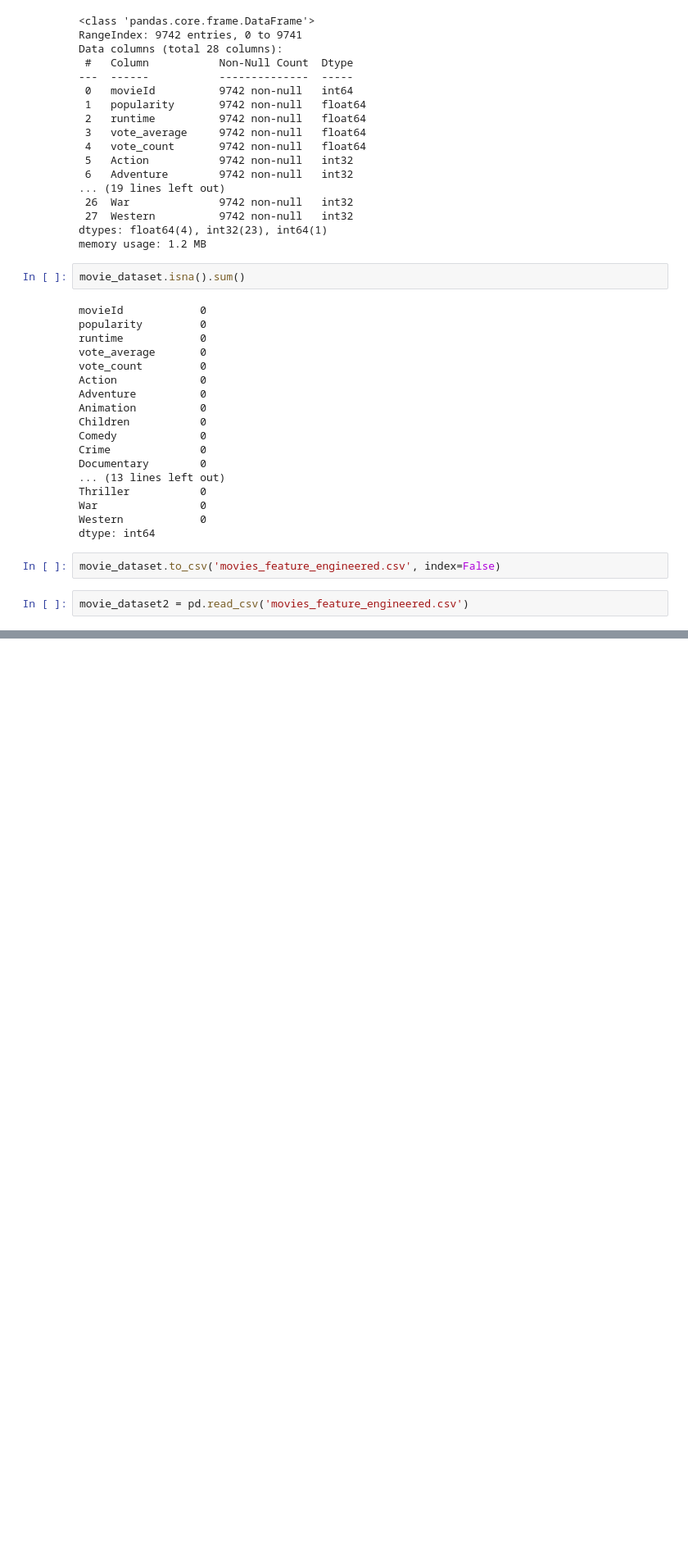
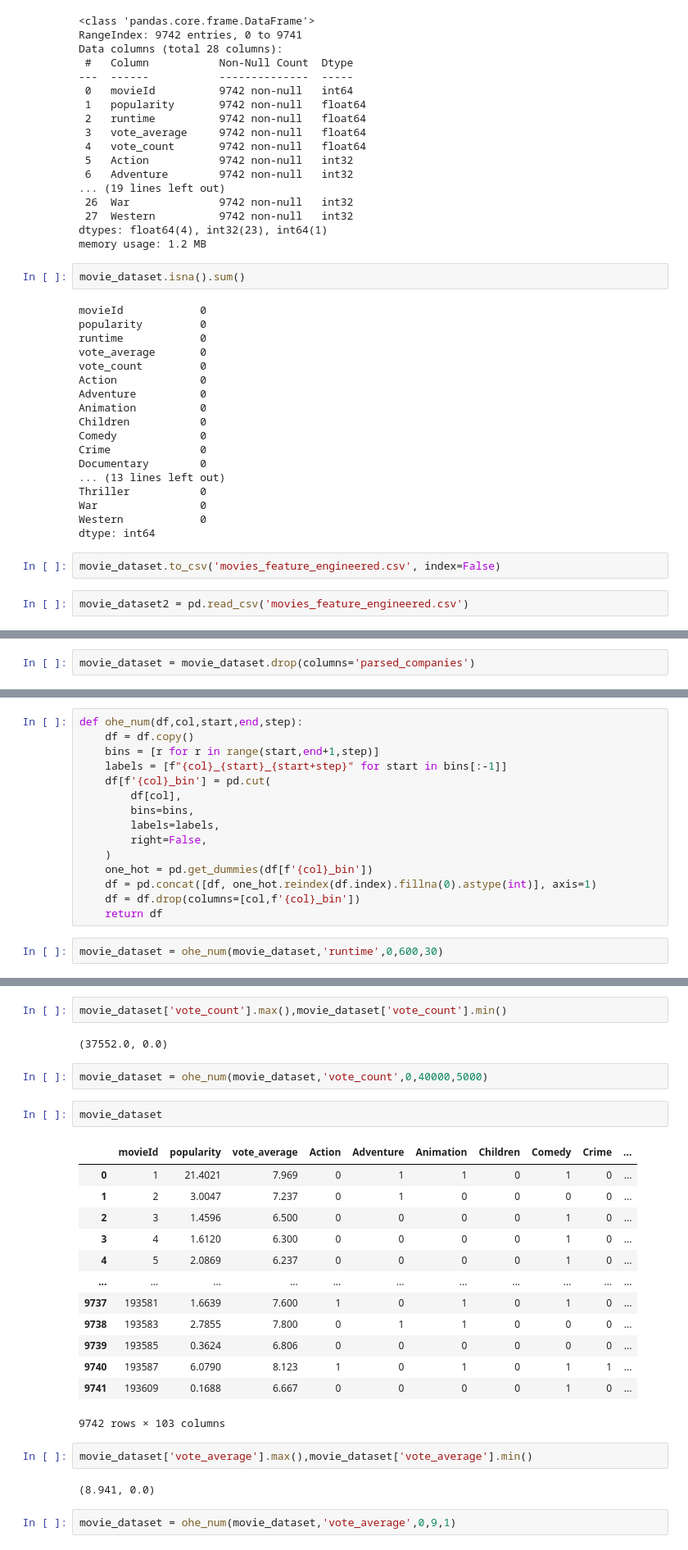
Before and after one commit to 3lis0/Movies-Recommendation-System, a Jupyter notebook: NoteBooks/model_experiments_2.ipynb, the cells around one changed output, grey strips where cells are left out. Shown at 82% size. Cells and saved outputs as stored; diff of their text form; blank space fills up the shorter version.

```diff
--- a/NoteBooks/model_experiments_2.ipynb
+++ b/NoteBooks/model_experiments_2.ipynb
@@ -387,0 +592,2 @@ True
+# %%
+movie_dataset = movie_dataset.drop(columns='parsed_companies')
@@ -387,0 +629,17 @@ True
+# %%
+def ohe_num(df,col,start,end,step):
+    df = df.copy()
+    bins = [r for r in range(start,end+1,step)]
+    labels = [f"{col}_{start}_{start+step}" for start in bins[:-1]]
+    df[f'{col}_bin'] = pd.cut(
+        df[col],
+        bins=bins,
+        labels=labels,
+        right=False,
+    )
+    one_hot = pd.get_dummies(df[f'{col}_bin'])
+    df = pd.concat([df, one_hot.reindex(df.index).fillna(0).astype(int)], axis=1)
+    df = df.drop(columns=[col,f'{col}_bin'])
+    return df
+# %%
+movie_dataset = ohe_num(movie_dataset,'runtime',0,600,30)
@@ -387,0 +655,28 @@ True
+# %%
+movie_dataset['vote_count'].max(),movie_dataset['vote_count'].min()
+# %% [output]
+(37552.0, 0.0)
+# %%
+movie_dataset = ohe_num(movie_dataset,'vote_count',0,40000,5000)
+# %%
+movie_dataset
+# %% [output]
+|  | movieId | popularity | vote_average | Action | Adventure | Animation | Children | Comedy | Crime | ... |
+| 0 | 1 | 21.4021 | 7.969 | 0 | 1 | 1 | 0 | 1 | 0 | ... |
+| 1 | 2 | 3.0047 | 7.237 | 0 | 1 | 0 | 0 | 0 | 0 | ... |
+| 2 | 3 | 1.4596 | 6.500 | 0 | 0 | 0 | 0 | 1 | 0 | ... |
+| 3 | 4 | 1.6120 | 6.300 | 0 | 0 | 0 | 0 | 1 | 0 | ... |
+| 4 | 5 | 2.0869 | 6.237 | 0 | 0 | 0 | 0 | 1 | 0 | ... |
+| ... | ... | ... | ... | ... | ... | ... | ... | ... | ... | ... |
+| 9737 | 193581 | 1.6639 | 7.600 | 1 | 0 | 1 | 0 | 1 | 0 | ... |
+| 9738 | 193583 | 2.7855 | 7.800 | 0 | 1 | 1 | 0 | 0 | 0 | ... |
+| 9739 | 193585 | 0.3624 | 6.806 | 0 | 0 | 0 | 0 | 0 | 0 | ... |
+| 9740 | 193587 | 6.0790 | 8.123 | 1 | 0 | 1 | 0 | 1 | 1 | ... |
+| 9741 | 193609 | 0.1688 | 6.667 | 0 | 0 | 0 | 0 | 1 | 0 | ... |
+9742 rows × 103 columns
+# %%
+movie_dataset['vote_average'].max(),movie_dataset['vote_average'].min()
+# %% [output]
+(8.941, 0.0)
+# %%
+movie_dataset = ohe_num(movie_dataset,'vote_average',0,9,1)
```
Also changed, not shown: parts of 36 cells of this notebook, 4 other files.
